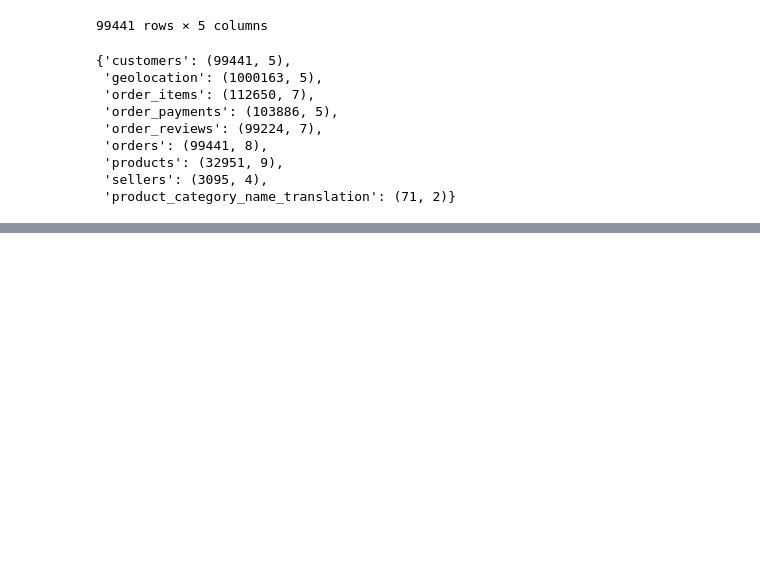
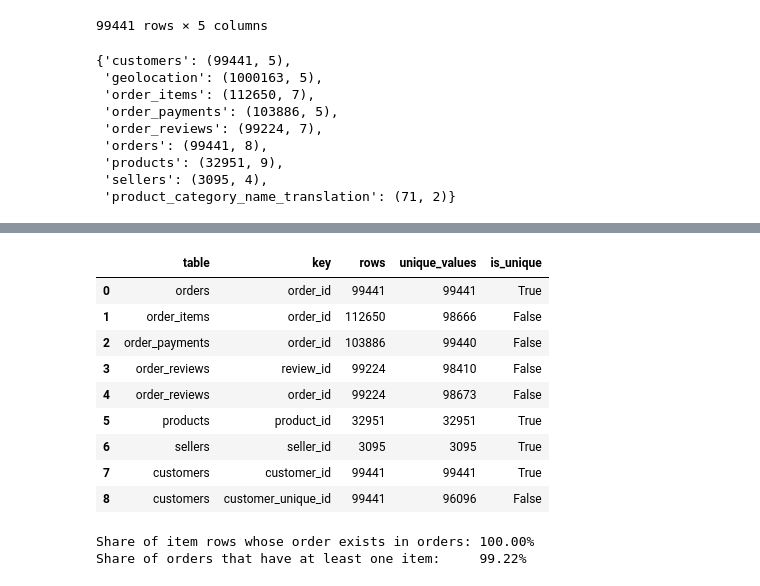
Before and after one commit to bschwirtzke/olist-profit-analysis, a Jupyter notebook: notebooks/01_data_understanding.ipynb, the cells around one changed output, grey strips where cells are left out. Drawn from its saved outputs; the diff is of its cells as text; code cells hidden in the pictures; blank space fills up the shorter version.

Commit message:
docs: add grain and relationship checks

```diff
--- a/notebooks/01_data_understanding.ipynb
+++ b/notebooks/01_data_understanding.ipynb
@@ -205,0 +257,50 @@ data["customers"]
+# %%
+keys_to_check = [
+    ("orders", "order_id"),
+    ("order_items", "order_id"),
+    ("order_payments", "order_id"),
+    ("order_reviews", "review_id"),
+    ("order_reviews", "order_id"),
+    ("products", "product_id"),
+    ("sellers", "seller_id"),
+    ("customers", "customer_id"),
+    ("customers", "customer_unique_id"),
+]
+
+key_check = []
+
+for table, key in keys_to_check:
+    df = data[table]
+    key_check.append({
+        "table": table,
+        "key": key,
+        "rows": len(df),
+        "unique_values": df[key].nunique(),
+        "is_unique": df[key].is_unique,
+    })
+
+key_check_df = pd.DataFrame(key_check)
+key_check_df
+# %% [output]
+|  | table | key | rows | unique_values | is_unique |
+| 0 | orders | order_id | 99441 | 99441 | True |
+| 1 | order_items | order_id | 112650 | 98666 | False |
+| 2 | order_payments | order_id | 103886 | 99440 | False |
+| 3 | order_reviews | review_id | 99224 | 98410 | False |
+| 4 | order_reviews | order_id | 99224 | 98673 | False |
+| 5 | products | product_id | 32951 | 32951 | True |
+| 6 | sellers | seller_id | 3095 | 3095 | True |
+| 7 | customers | customer_id | 99441 | 99441 | True |
+| 8 | customers | customer_unique_id | 99441 | 96096 | False |
+# %%
+orders = data["orders"]
+order_items = data["order_items"]
+
+items_in_orders = order_items["order_id"].isin(orders["order_id"]).mean()
+orders_with_items = orders["order_id"].isin(order_items["order_id"]).mean()
+
+print(f"Share of item rows whose order exists in orders: {items_in_orders:.2%}")
+print(f"Share of orders that have at least one item:     {orders_with_items:.2%}")
+# %% [output]
+Share of item rows whose order exists in orders: 100.00%
+Share of orders that have at least one item:     99.22%
```
Also changed, not shown: parts of 3 cells of this notebook.
